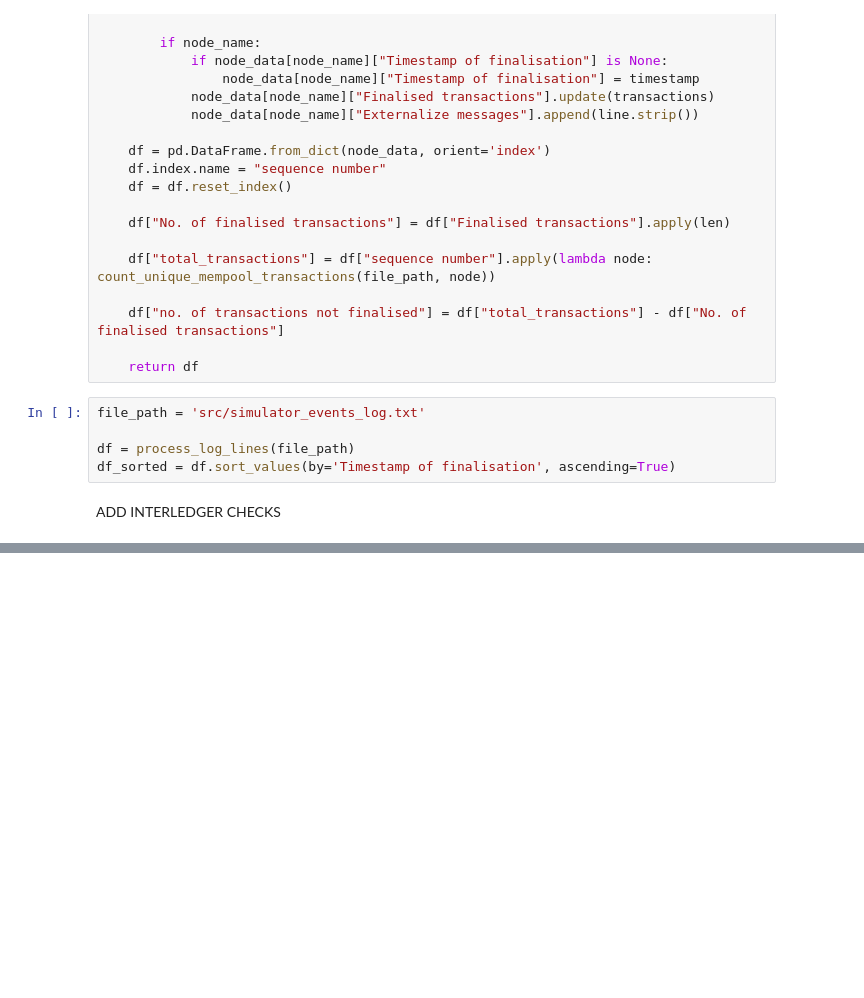
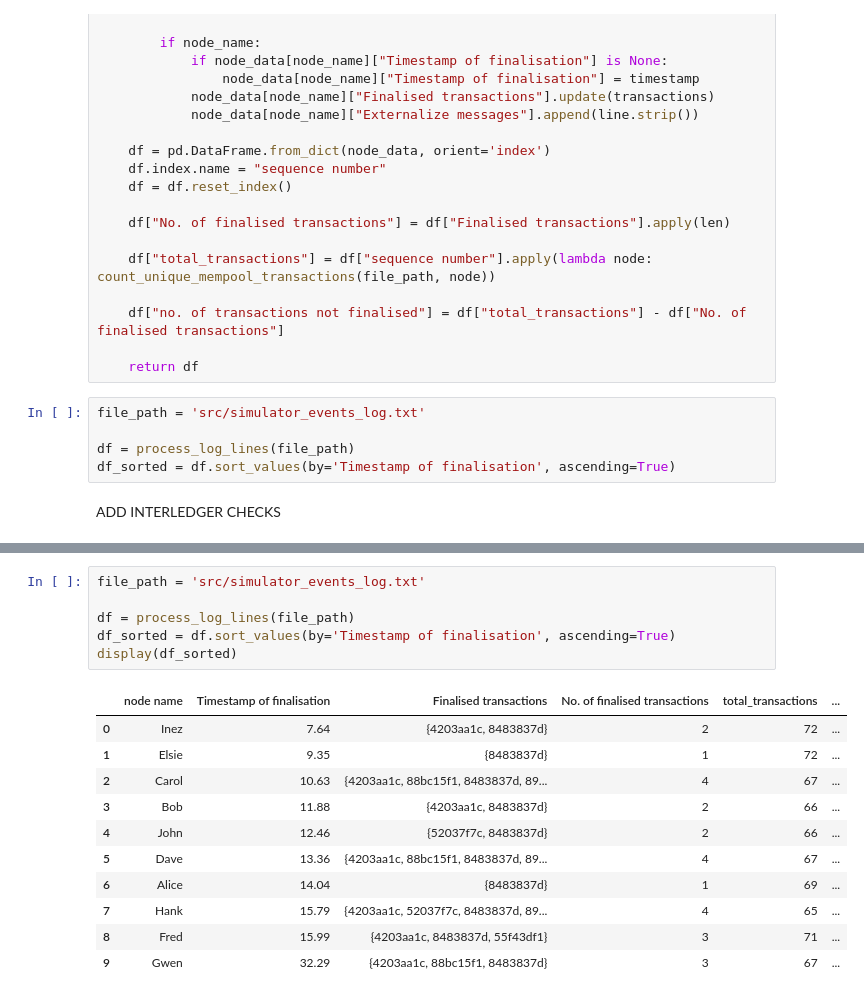
Before and after one commit to matijapiskorec/stellar-simulator, a Jupyter notebook: experiment_analysis.ipynb, the cells around one changed output, grey strips where cells are left out. Saved outputs shown, nothing was run; the diff lists cells and outputs as text; blank space fills up the shorter version.

```diff
--- a/experiment_analysis.ipynb
+++ b/experiment_analysis.ipynb
@@ -142,0 +218,18 @@ Percentage of finalised transactions vs total: 11.49%
+# %%
+file_path = 'src/simulator_events_log.txt'
+
+df = process_log_lines(file_path)
+df_sorted = df.sort_values(by='Timestamp of finalisation', ascending=True)
+display(df_sorted)
+# %% [output]
+|  | node name | Timestamp of finalisation | Finalised transactions | No. of finalised transactions | total_transactions | ... |
+| 0 | Inez | 7.64 | {4203aa1c, 8483837d} | 2 | 72 | ... |
+| 1 | Elsie | 9.35 | {8483837d} | 1 | 72 | ... |
+| 2 | Carol | 10.63 | {4203aa1c, 88bc15f1, 8483837d, 89... | 4 | 67 | ... |
+| 3 | Bob | 11.88 | {4203aa1c, 8483837d} | 2 | 66 | ... |
+| 4 | John | 12.46 | {52037f7c, 8483837d} | 2 | 66 | ... |
+| 5 | Dave | 13.36 | {4203aa1c, 88bc15f1, 8483837d, 89... | 4 | 67 | ... |
+| 6 | Alice | 14.04 | {8483837d} | 1 | 69 | ... |
+| 7 | Hank | 15.79 | {4203aa1c, 52037f7c, 8483837d, 89... | 4 | 65 | ... |
+| 8 | Fred | 15.99 | {4203aa1c, 8483837d, 55f43df1} | 3 | 71 | ... |
+| 9 | Gwen | 32.29 | {4203aa1c, 88bc15f1, 8483837d} | 3 | 67 | ... |
```
Also changed, not shown: parts of 27 cells of this notebook, 3 other files.
